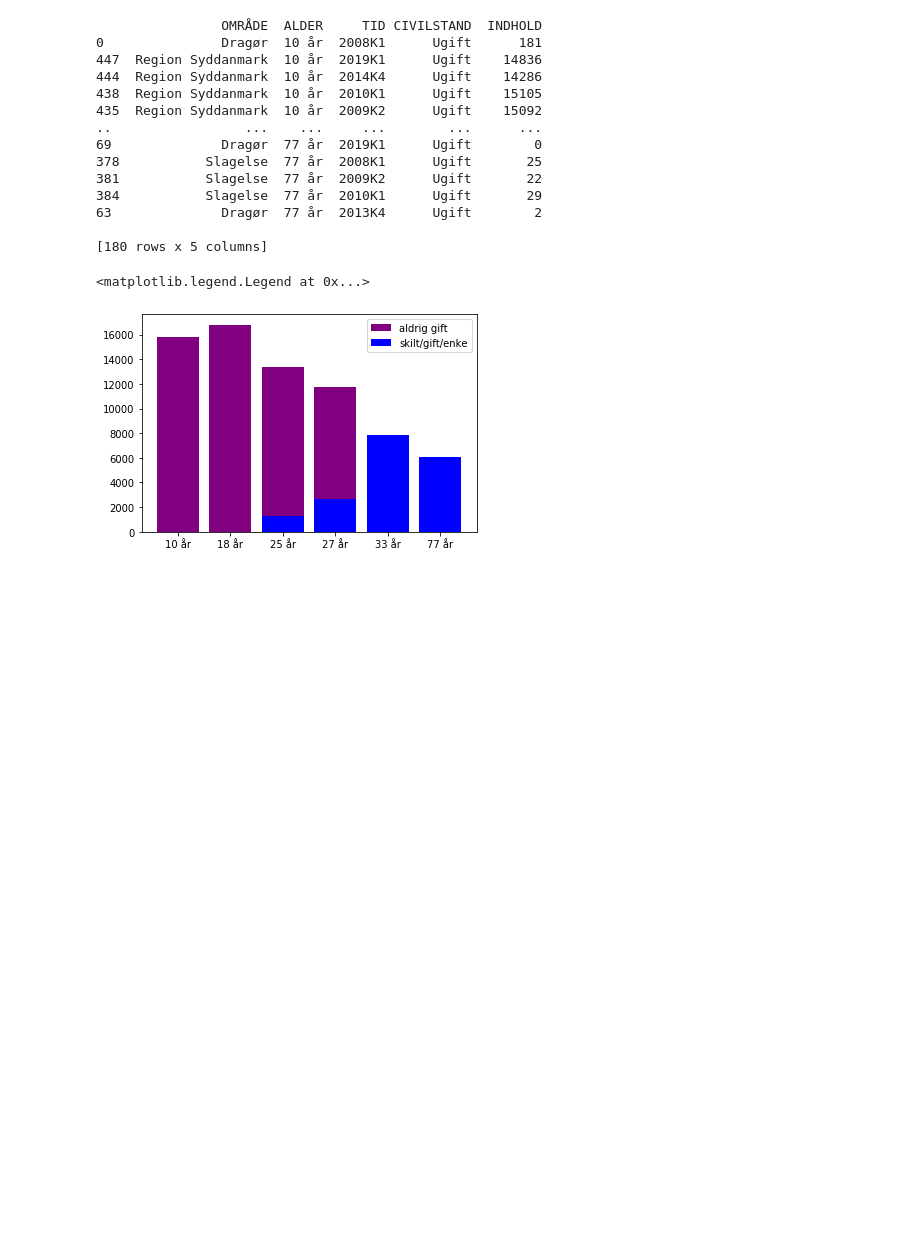
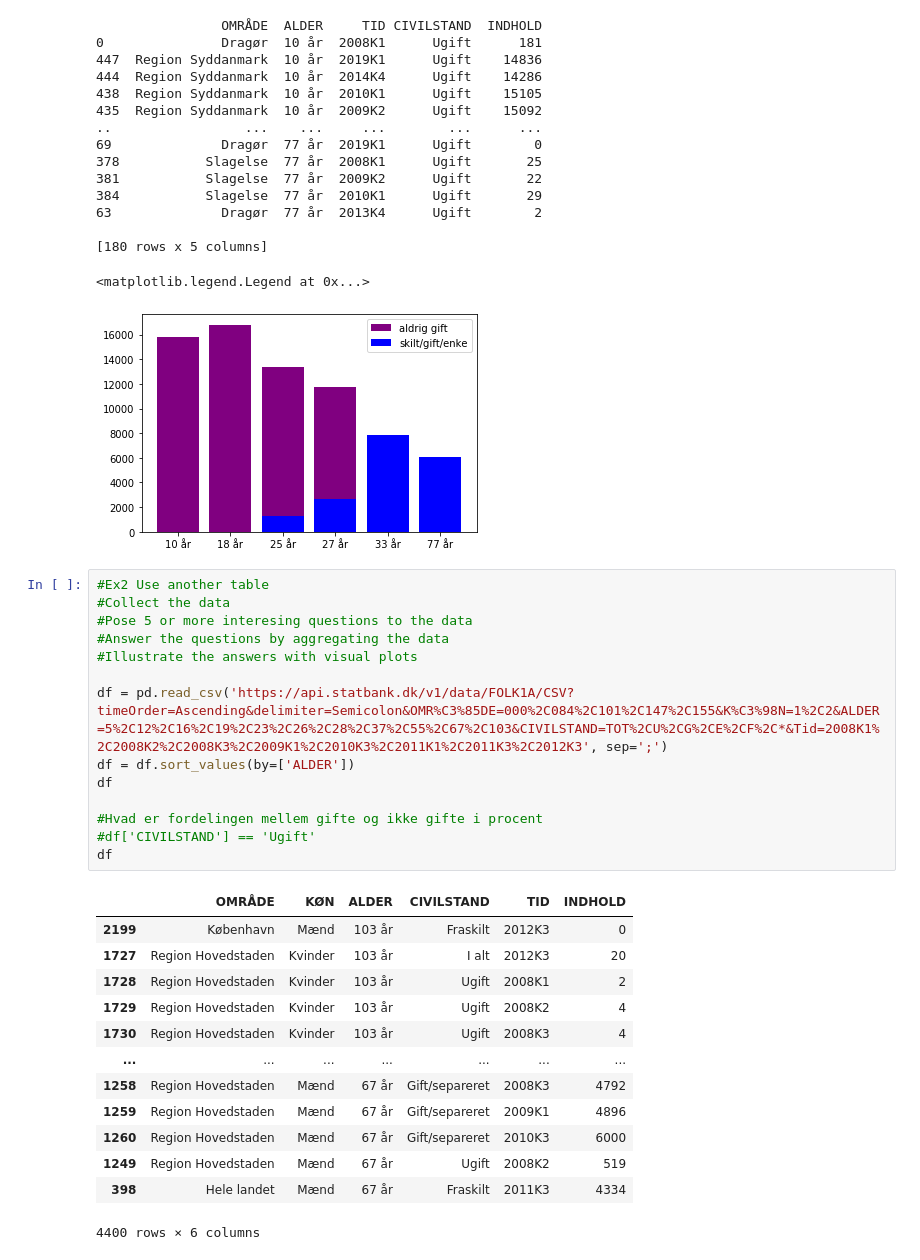
Before and after one commit to DitlevR/dat4sem2020spring-python, a Jupyter notebook: Handins/Assignment05/05-Exercise.ipynb, the cells around one changed output. Saved outputs shown, nothing was run; the diff lists cells and outputs as text; blank space fills up the shorter version.

```diff
--- a/Handins/Assignment05/05-Exercise.ipynb
+++ b/Handins/Assignment05/05-Exercise.ipynb
@@ -134,3 +139,31 @@ plt.legend([p5,p6],['aldrig gift', 'skilt/gift/enke'])
 [180 rows x 5 columns]
 <matplotlib.legend.Legend at 0x...>
 [figure]
+# %%
+#Ex2 Use another table
+#Collect the data
+#Pose 5 or more interesing questions to the data
+#Answer the questions by aggregating the data
+#Illustrate the answers with visual plots
+
+df = pd.read_csv('https://api.statbank.dk/v1/data/FOLK1A/CSV?timeOrder=Ascending&delimiter=Semicolon&OMR%C3%85DE=000%2C084%2C101%2C147%2C155&K%C3%98N=1%2C2&ALDER=5%2C12%2C16%2C19%2C23%2C26%2C28%2C37%2C55%2C67%2C103&CIVILSTAND=TOT%2CU%2CG%2CE%2CF%2C*&Tid=2008K1%2C2008K2%2C2008K3%2C2009K1%2C2010K3%2C2011K1%2C2011K3%2C2012K3', sep=';')
+df = df.sort_values(by=['ALDER'])
+df
+
+#Hvad er fordelingen mellem gifte og ikke gifte i procent
+#df['CIVILSTAND'] == 'Ugift'
+df
+# %% [output]
+|  | OMRÅDE | KØN | ALDER | CIVILSTAND | TID | INDHOLD |
+| 2199 | København | Mænd | 103 år | Fraskilt | 2012K3 | 0 |
+| 1727 | Region Hovedstaden | Kvinder | 103 år | I alt | 2012K3 | 20 |
+| 1728 | Region Hovedstaden | Kvinder | 103 år | Ugift | 2008K1 | 2 |
+| 1729 | Region Hovedstaden | Kvinder | 103 år | Ugift | 2008K2 | 4 |
+| 1730 | Region Hovedstaden | Kvinder | 103 år | Ugift | 2008K3 | 4 |
+| ... | ... | ... | ... | ... | ... | ... |
+| 1258 | Region Hovedstaden | Mænd | 67 år | Gift/separeret | 2008K3 | 4792 |
+| 1259 | Region Hovedstaden | Mænd | 67 år | Gift/separeret | 2009K1 | 4896 |
+| 1260 | Region Hovedstaden | Mænd | 67 år | Gift/separeret | 2010K3 | 6000 |
+| 1249 | Region Hovedstaden | Mænd | 67 år | Ugift | 2008K2 | 519 |
+| 398 | Hele landet | Mænd | 67 år | Fraskilt | 2011K3 | 4334 |
+4400 rows × 6 columns
```
Also changed, not shown: parts of 1 cell of this notebook, 34 other files.
